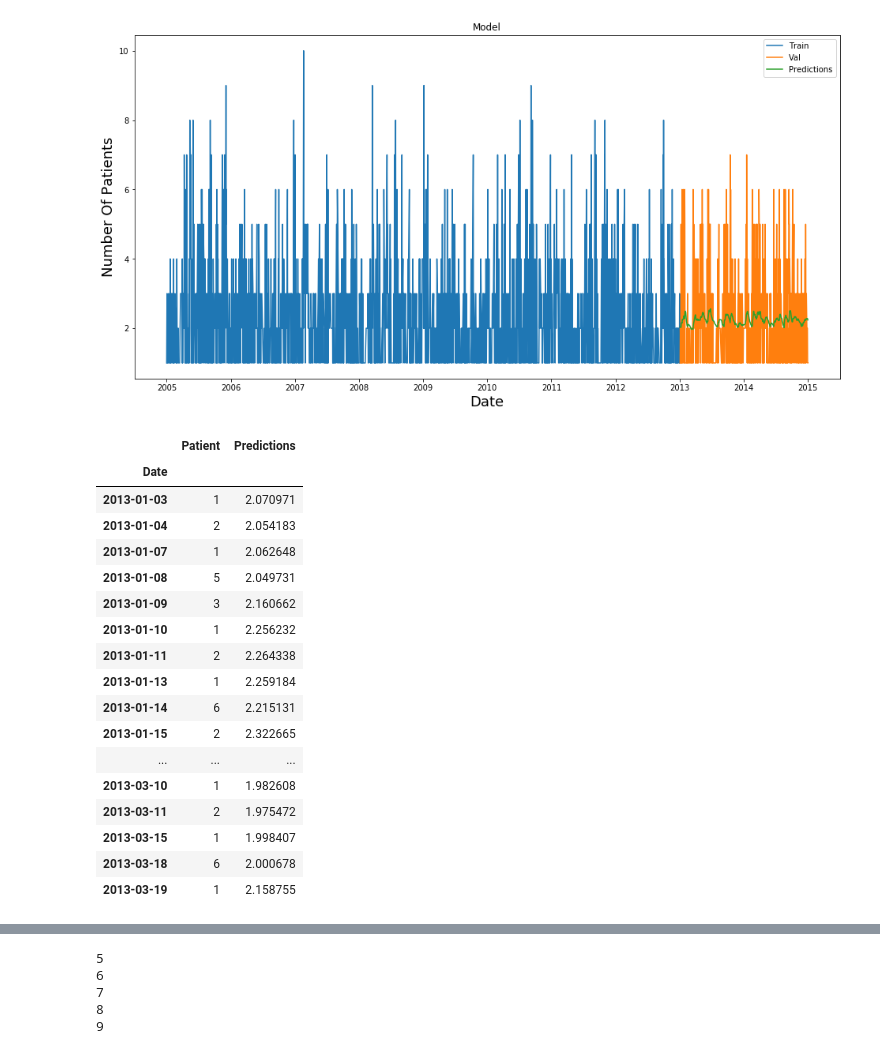
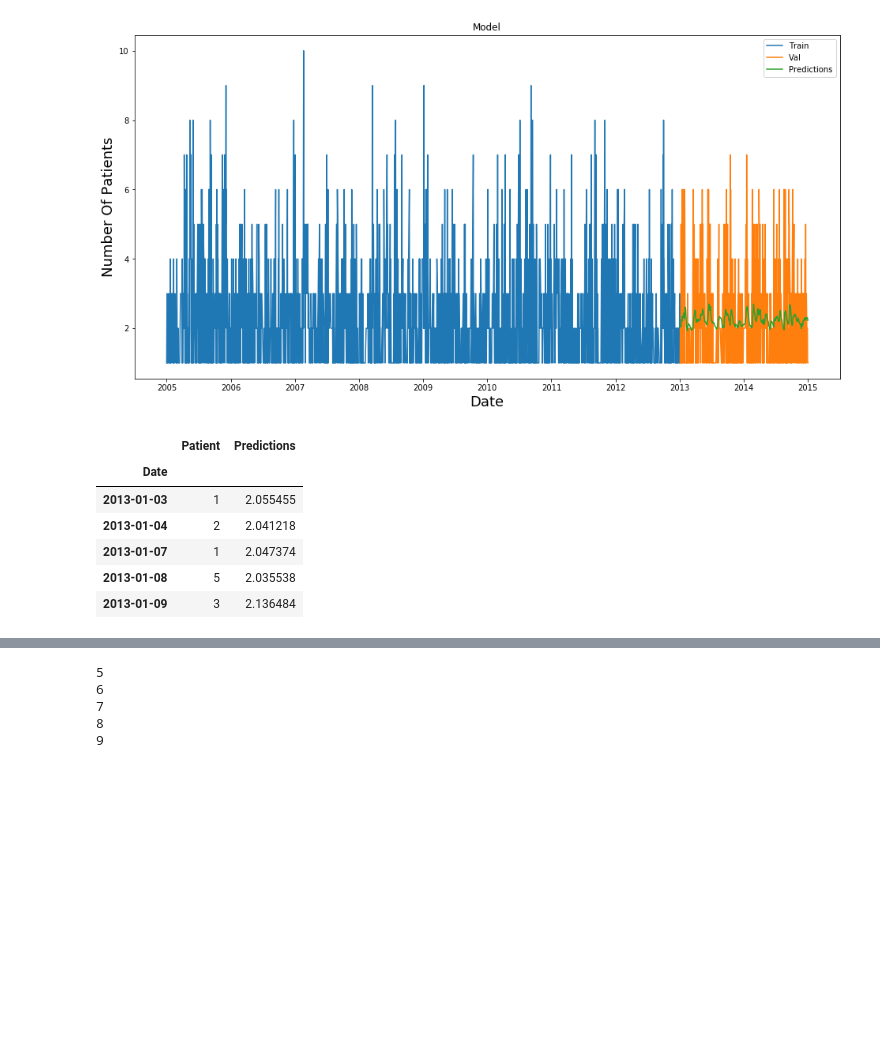
Before and after one commit to muwongeemmanuel/seemlos, a Jupyter notebook: Model/LOS_Encounter.ipynb, the cells around one changed output, grey strips where cells are left out. Cells and saved outputs as stored; diff of their text form; code cells hidden in the pictures; blank space fills up the shorter version.

```diff
--- a/Model/LOS_Encounter.ipynb
+++ b/Model/LOS_Encounter.ipynb
@@ -128,8 +129,10 @@ new_data.drop('Date', axis=1, inplace=True)
 # %%
 #Converting the dataframe to a numpy array
 dataset = new_data.values
-#Get /Compute the number of rows to train the model on
-training_data_len = math.ceil( len(dataset) *.8)
+# #Get /Compute the number of rows to train the model on
+# training_data_len = math.ceil( len(dataset) *.8)
+# training the whole dataset
+training_data_len = len(dataset)
 #Scale the all of the data to be values between 0 and 1
 scaler = MinMaxScaler(feature_range=(0, 1))
 scaled_data = scaler.fit_transform(dataset)
@@ -202,9 +210,12 @@ Epoch 20/20
 # %%
-#Test data set
-test_data = scaled_data[training_data_len - 60: , : ]
+# #Test data set
+# test_data = scaled_data[training_data_len - 60: , : ]
+#Test data set on tomorrow
+test_data = scaled_data[training_data_len-4 - 60: , : ]
 #Create the x_test and y_test data sets
 x_test = []
-y_test =  dataset[training_data_len : , : ] #Get all of the rows from index 1603 to the rest and all of the columns (in this case it's only column 'Close'), so 2003 - 1603 = 400 rows of data
+# y_test =  dataset[training_data_len : , : ]
+#Get all of the rows from index 1603 to the rest and all of the columns (in this case it's only column 'Close'), so 2003 - 1603 = 400 rows of data
 for i in range(60,len(test_data)):
     x_test.append(test_data[i-60:i,0])
 #Convert x_test to a numpy array
@@ -273,30 +294,20 @@ See the caveats in the documentation: http://pandas.pydata.org/pandas-docs/stabl
 [figure]
 # %%
 #Show the valid and predicted prices
-valid.head(50)
+valid.head(5)
+# valid.shape
 #OR
 # actual = pd.DataFrame(new_data['Patient'].tail(9))
 # predicted = pd.DataFrame(valid['Predictions'])
 # compare = actual.join(predicted)
 # compare
 # %% [output]
 |  | Patient | Predictions |
 | Date |  |  |
-| 2013-01-03 | 1 | 2.070971 |
-| 2013-01-04 | 2 | 2.054183 |
-| 2013-01-07 | 1 | 2.062648 |
-| 2013-01-08 | 5 | 2.049731 |
-| 2013-01-09 | 3 | 2.160662 |
-| 2013-01-10 | 1 | 2.256232 |
-| 2013-01-11 | 2 | 2.264338 |
-| 2013-01-13 | 1 | 2.259184 |
-| 2013-01-14 | 6 | 2.215131 |
-| 2013-01-15 | 2 | 2.322665 |
-| ... | ... | ... |
-| 2013-03-10 | 1 | 1.982608 |
-| 2013-03-11 | 2 | 1.975472 |
-| 2013-03-15 | 1 | 1.998407 |
-| 2013-03-18 | 6 | 2.000678 |
-| 2013-03-19 | 1 | 2.158755 |
+| 2013-01-03 | 1 | 2.055455 |
+| 2013-01-04 | 2 | 2.041218 |
+| 2013-01-07 | 1 | 2.047374 |
+| 2013-01-08 | 5 | 2.035538 |
+| 2013-01-09 | 3 | 2.136484 |
 # %%
 # pickle.dump(model, 'model.pkl', 'wb')
```
Also changed, not shown: parts of 22 cells of this notebook, 2 other files.
